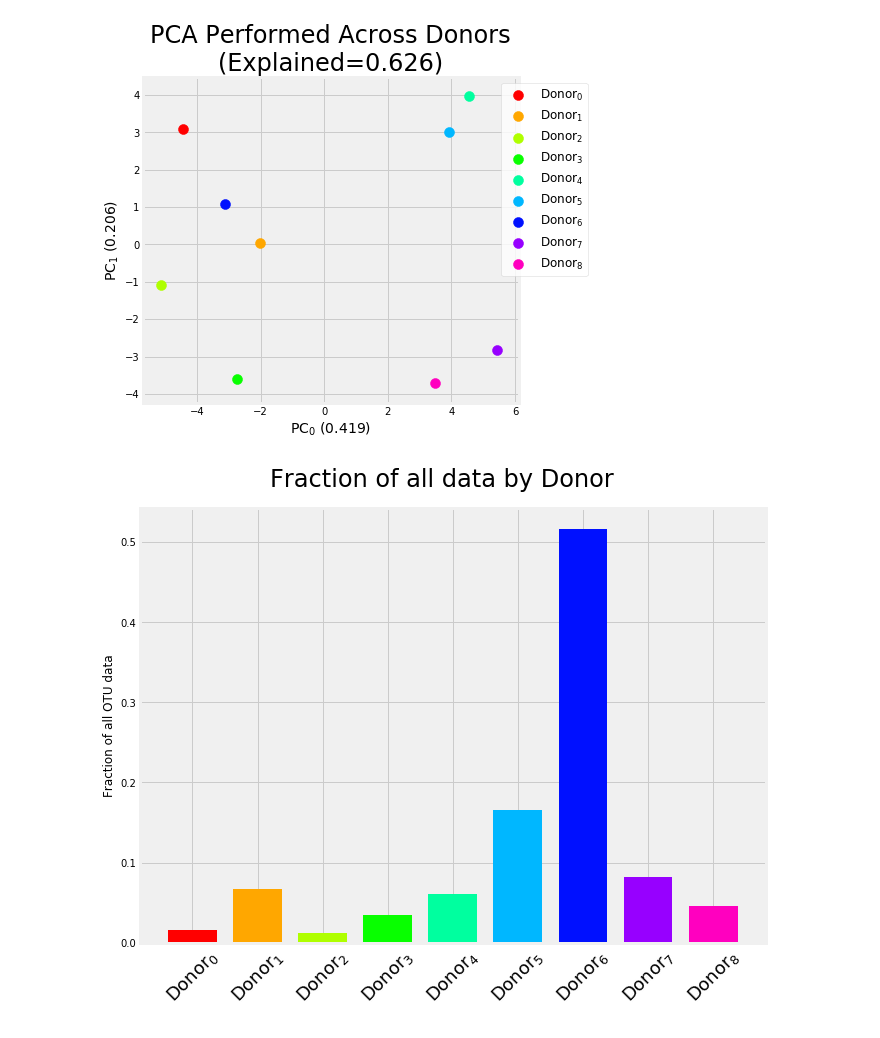
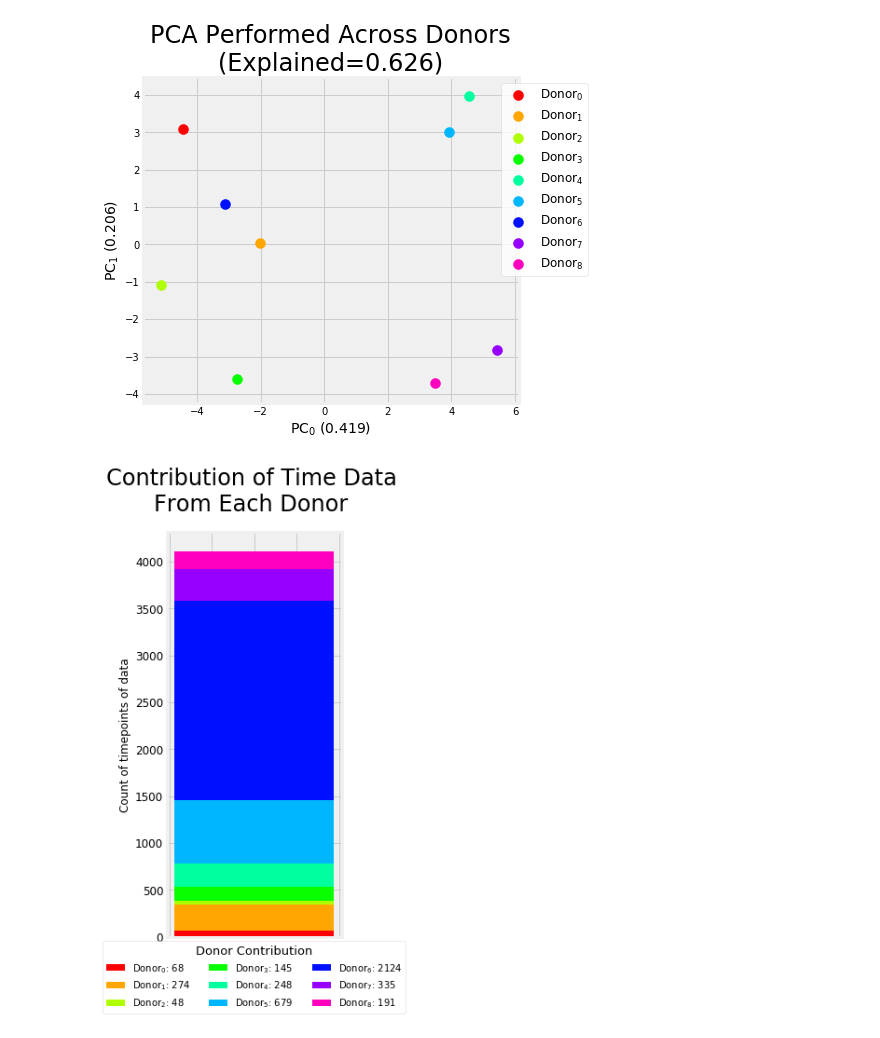
Before and after one commit to michaelwiest/microbiome-rnn, a Jupyter notebook: notebooks/Input Analysis.ipynb, the cells around one changed output. Cells and saved outputs as stored; diff of their text form; code cells hidden in the pictures.

```diff
--- a/notebooks/Input Analysis.ipynb
+++ b/notebooks/Input Analysis.ipynb
@@ -395,15 +395,32 @@ plt.show()
 # %%
 su = sum([s.shape[1] for s in oh.samples])
 fracs = [s.shape[1] * 1.0 / su for s in oh.samples]
+sizes = [s.shape[1] for s in oh.samples]
 colors2 = [cmap1(i) for i in range(len(file_labs))]
+fig, ax = plt.subplots(figsize=(3, 8))
+bar_width = 0.750
+for i in range(len(fracs)):
+    if i == 0:
+        ax.bar(1, sizes[i], bar_width, color=colors2[i], label=file_labs[i] + ': {}'.format(sizes[i]))
+    else:
+        ax.bar(1, sizes[i], bar_width, color=colors2[i], bottom=sum(sizes[:i]), label=file_labs[i] + ': {}'.format(sizes[i]))
 
-fig, ax = plt.subplots(figsize=(10, 8))
-bar_width = 0.750
-rects1 = ax.bar(np.arange(len(file_labs)), fracs, bar_width, color=colors2)
-ax.set_xticks(range(len(file_labs)))
-ax.set_xticklabels(file_labs, rotation=45, fontsize=18)
-plt.ylabel('Fraction of all OTU data')
-plt.suptitle('Fraction of all data by Donor', fontsize=24, y=0.95)
+ax.set_xticklabels([])
+plt.ylabel('Count of timepoints of data')
+ax.tick_params(axis='y', which='major', labelsize=12)
+plt.suptitle('Contribution of Time Data\nFrom Each Donor', fontsize=24, y=1)
+legend = plt.legend(frameon = 1,
+                    loc='lower center',
+                    fontsize=10,
+                    ncol=3,
+                    bbox_to_anchor=(0.5, -0.2),
+                    title='Donor Contribution'
+                    )
+legend.get_title().set_fontsize('13')
+frame = legend.get_frame()
+frame.set_facecolor('white')
+
+# ax.set_ylim(0, 1)
 plt.show()
 # %% [output]
-[figure, old version]
+[figure, new version]
```
Also changed, not shown: parts of 1 cell of this notebook, 1 other file.
